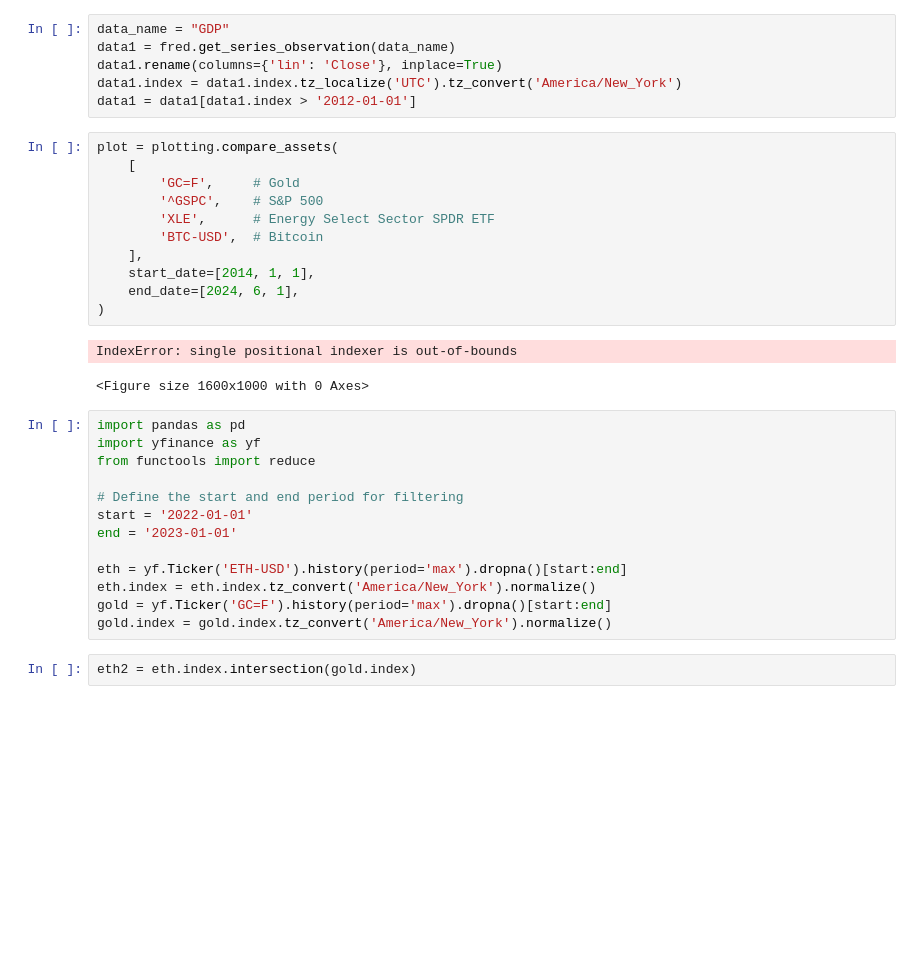
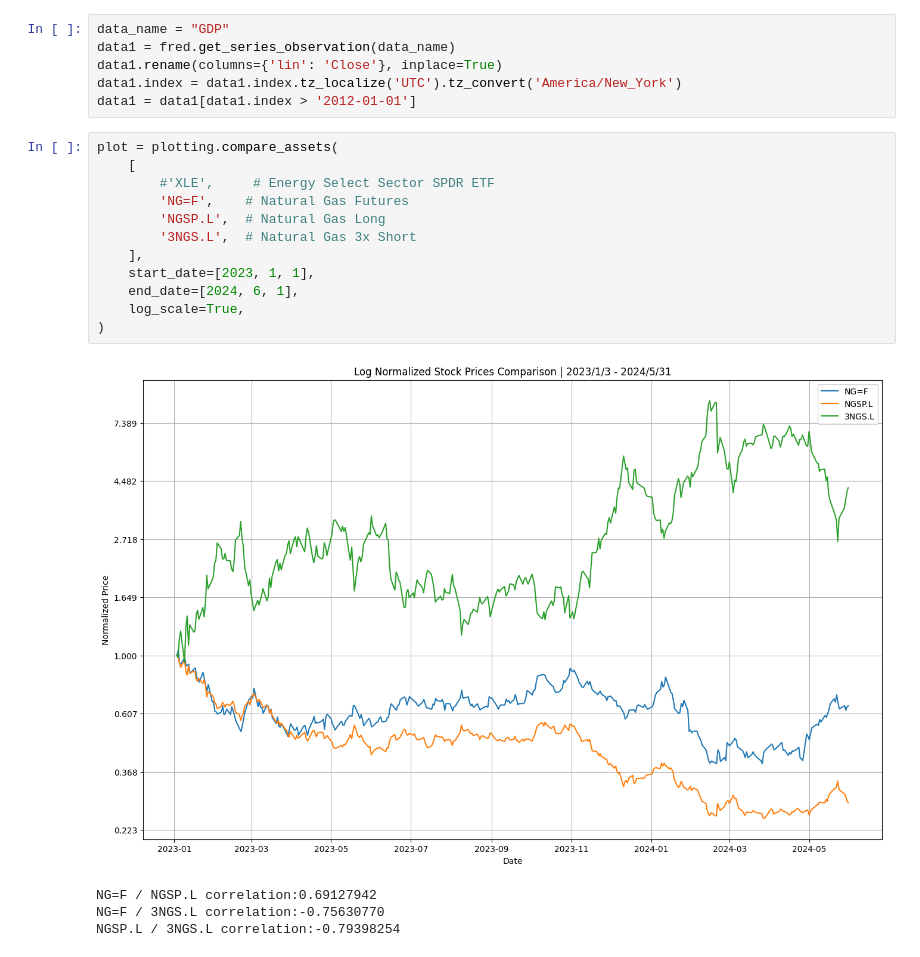
Before and after one commit to ivandimitrovkyulev/Notebooks, a Jupyter notebook: sample/comparison.ipynb, the cells around one changed output. Cells and saved outputs as stored; diff of their text form; blank space fills up the shorter version.

```diff
--- a/sample/comparison.ipynb
+++ b/sample/comparison.ipynb
@@ -16,29 +16,17 @@ data1 = data1[data1.index > '2012-01-01']
 # %%
 plot = plotting.compare_assets(
     [
-        'GC=F',     # Gold
-        '^GSPC',    # S&P 500
-        'XLE',      # Energy Select Sector SPDR ETF
-        'BTC-USD',  # Bitcoin
+        #'XLE',     # Energy Select Sector SPDR ETF
+        'NG=F',    # Natural Gas Futures
+        'NGSP.L',  # Natural Gas Long
+        '3NGS.L',  # Natural Gas 3x Short
     ],
-    start_date=[2014, 1, 1],
+    start_date=[2023, 1, 1],
     end_date=[2024, 6, 1],
+    log_scale=True,
 )
 # %% [output]
+[figure, added]
-IndexError: single positional indexer is out-of-bounds
+NG=F / NGSP.L correlation:0.69127942
+NG=F / 3NGS.L correlation:-0.75630770
+NGSP.L / 3NGS.L correlation:-0.79398254
-<Figure size 1600x1000 with 0 Axes>
-# %%
-import pandas as pd
-import yfinance as yf
-from functools import reduce
-
-# Define the start and end period for filtering
-start = '2022-01-01'
-end = '2023-01-01'
-
-eth = yf.Ticker('ETH-USD').history(period='max').dropna()[start:end]
-eth.index = eth.index.tz_convert('America/New_York').normalize()
-gold = yf.Ticker('GC=F').history(period='max').dropna()[start:end]
-gold.index = gold.index.tz_convert('America/New_York').normalize()
-# %%
-eth2 = eth.index.intersection(gold.index)
```
Also changed, not shown: parts of 1 cell of this notebook, 3 other files.
